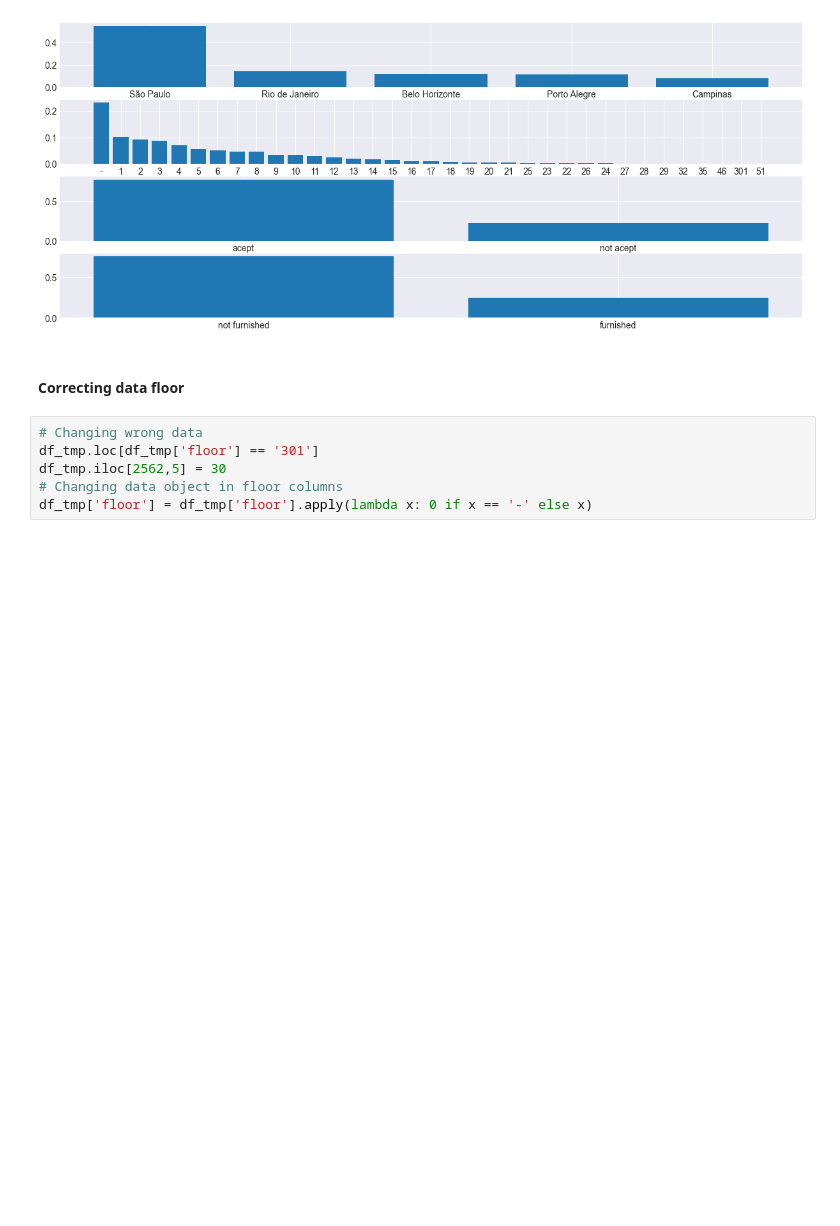
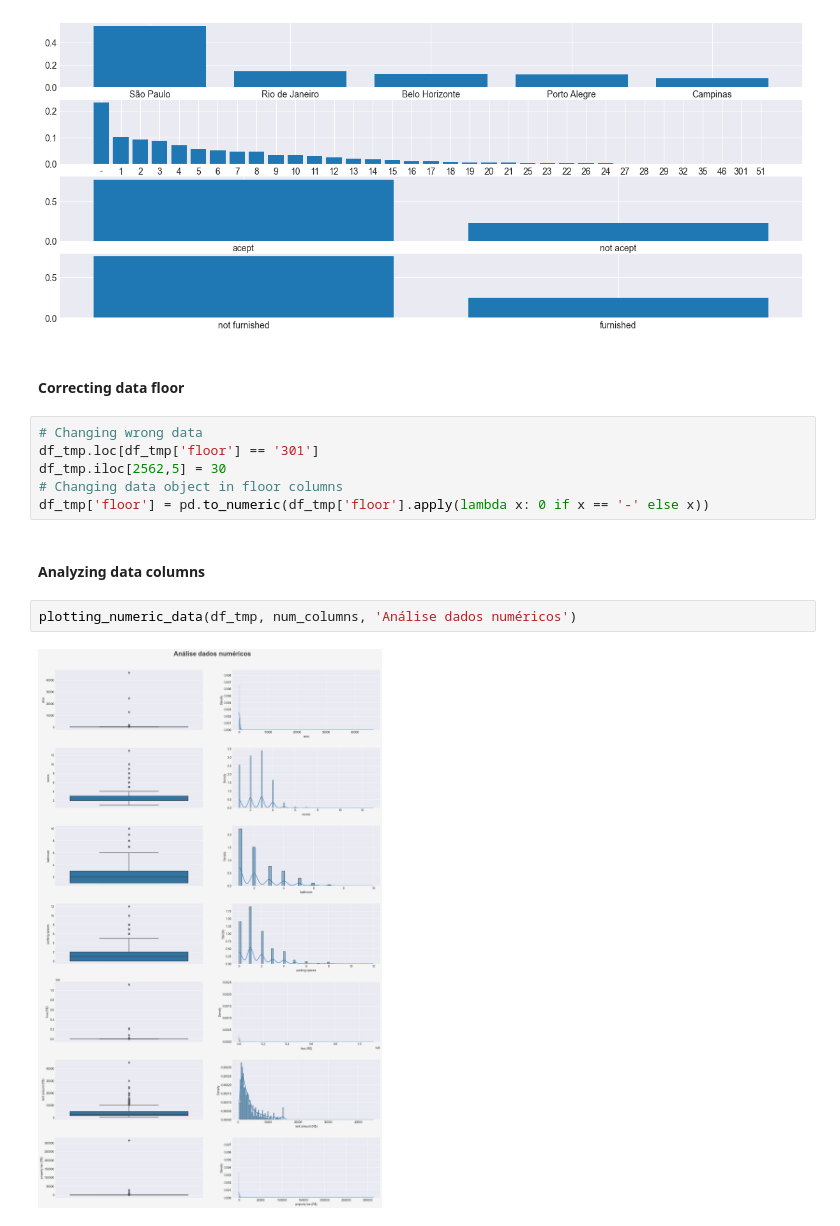
Before and after one commit to NophaieViscente/real_estate_rental_price_forecast, a Jupyter notebook: code/AED.ipynb, the cells around one changed output. Cells and saved outputs as stored; diff of their text form; blank space fills up the shorter version.

```diff
--- a/code/AED.ipynb
+++ b/code/AED.ipynb
@@ -108,4 +160,10 @@ plot_categorical_data(df_tmp, cat_columns)
 df_tmp.loc[df_tmp['floor'] == '301']
 df_tmp.iloc[2562,5] = 30
 # Changing data object in floor columns
-df_tmp['floor'] = df_tmp['floor'].apply(lambda x: 0 if x == '-' else x)
+df_tmp['floor'] = pd.to_numeric(df_tmp['floor'].apply(lambda x: 0 if x == '-' else x))
+# %% [markdown]
+#### Analyzing data columns
+# %%
+plotting_numeric_data(df_tmp, num_columns, 'Análise dados numéricos')
+# %% [output]
+[figure, added]
```
Also changed, not shown: parts of 1 cell of this notebook.
